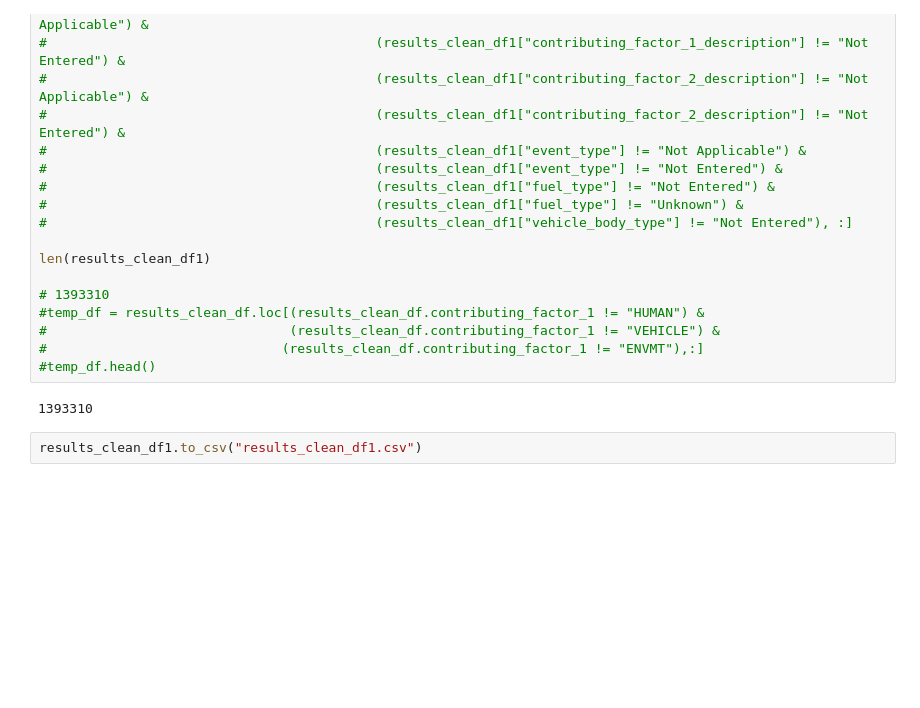
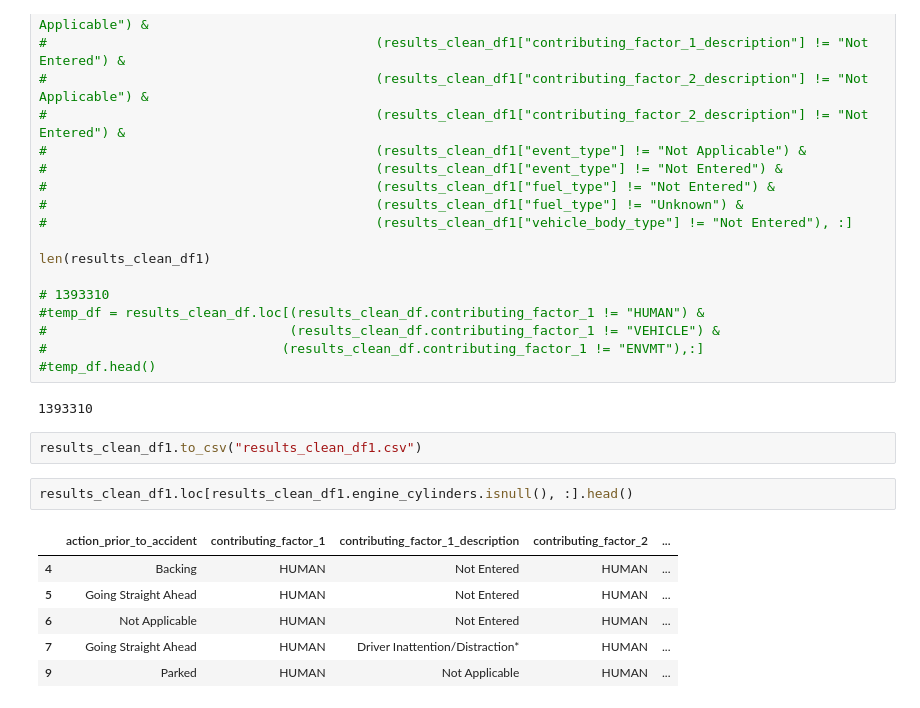
Before and after one commit to hdhawan/Project01_GitHub, a Jupyter notebook: Harshit/project01_version0_1.ipynb, the cells around one changed output. Cells and saved outputs as stored; diff of their text form; blank space fills up the shorter version.

```diff
--- a/Harshit/project01_version0_1.ipynb
+++ b/Harshit/project01_version0_1.ipynb
@@ -106,3 +106,12 @@ len(results_clean_df1)
 1393310
 # %%
 results_clean_df1.to_csv("results_clean_df1.csv")
+# %%
+results_clean_df1.loc[results_clean_df1.engine_cylinders.isnull(), :].head()
+# %% [output]
+|  | action_prior_to_accident | contributing_factor_1 | contributing_factor_1_description | contributing_factor_2 | ... |
+| 4 | Backing | HUMAN | Not Entered | HUMAN | ... |
+| 5 | Going Straight Ahead | HUMAN | Not Entered | HUMAN | ... |
+| 6 | Not Applicable | HUMAN | Not Entered | HUMAN | ... |
+| 7 | Going Straight Ahead | HUMAN | Driver Inattention/Distraction* | HUMAN | ... |
+| 9 | Parked | HUMAN | Not Applicable | HUMAN | ... |
```
Also changed, not shown: parts of 6 cells of this notebook.
